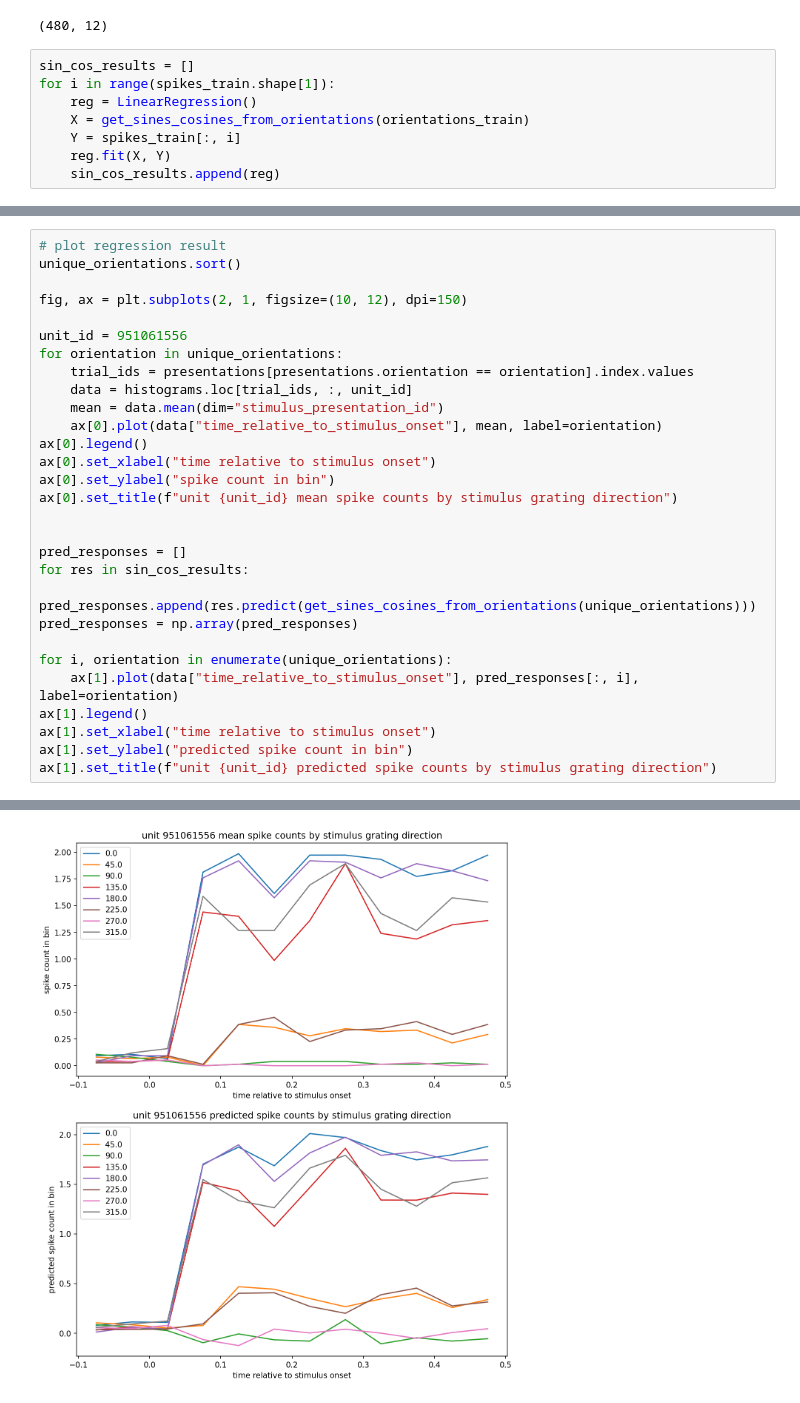
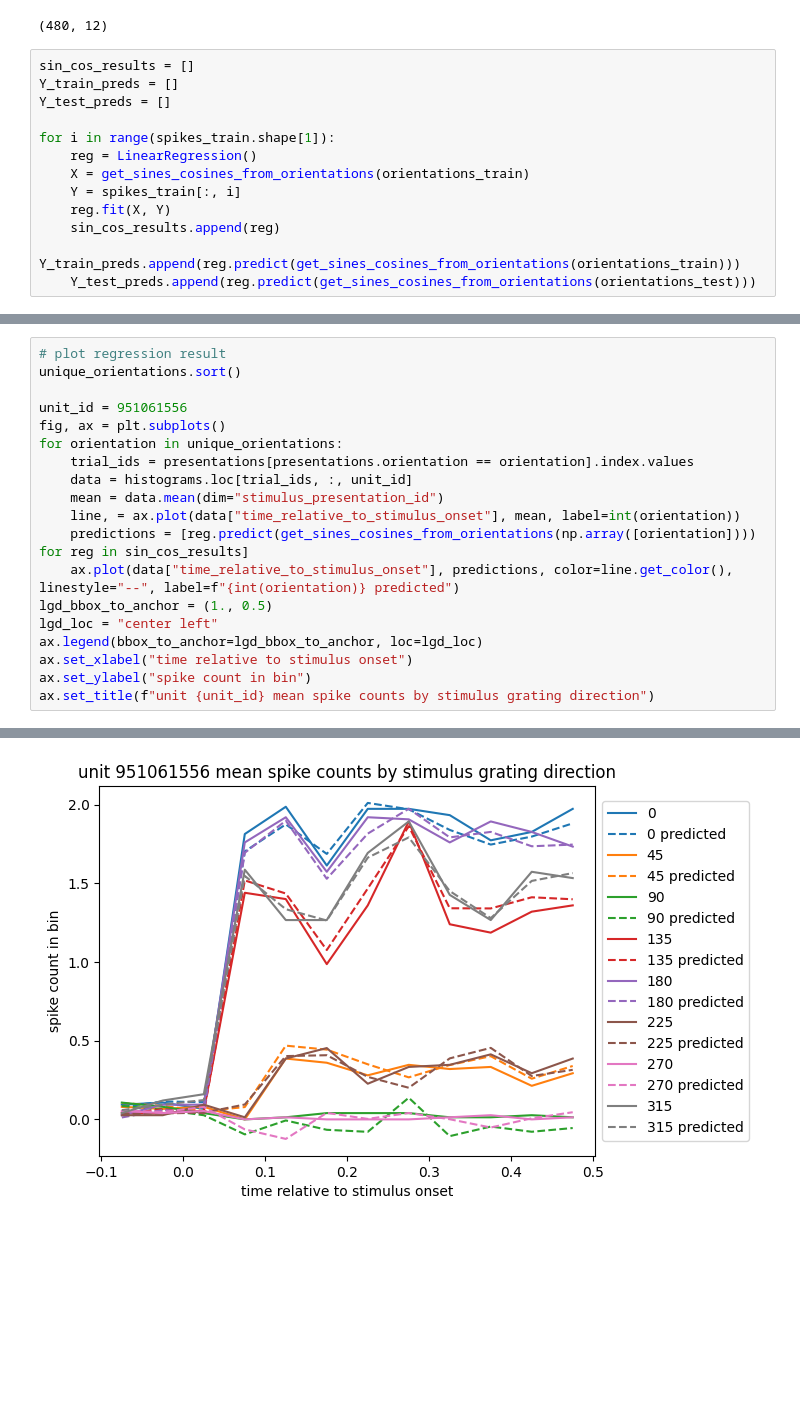
Before and after one commit to AllenInstitute/swdb_variability, a Jupyter notebook: code/solution/Day5_ProblemSet_with_solution.ipynb, the cells around one changed output, grey strips where cells are left out. Cells and saved outputs as stored; diff of their text form; blank space fills up the shorter version.

```diff
--- a/code/Day5_ProblemSet_with_solution.ipynb
+++ b/code/solution/Day5_ProblemSet_with_solution.ipynb
@@ -1062,9 +1119,14 @@ spikes_train.shape
 (480, 12)
 # %%
 sin_cos_results = []
+Y_train_preds = []
+Y_test_preds = []
+
 for i in range(spikes_train.shape[1]):
     reg = LinearRegression()
     X = get_sines_cosines_from_orientations(orientations_train)
     Y = spikes_train[:, i]
     reg.fit(X, Y)
     sin_cos_results.append(reg)
+    Y_train_preds.append(reg.predict(get_sines_cosines_from_orientations(orientations_train)))
+    Y_test_preds.append(reg.predict(get_sines_cosines_from_orientations(orientations_test)))
@@ -1074,29 +1145,19 @@ for i in range(spikes_train.shape[1]):
 # plot regression result
 unique_orientations.sort()
 
-fig, ax = plt.subplots(2, 1, figsize=(10, 12), dpi=150)
-
 unit_id = 951061556
+fig, ax = plt.subplots()
 for orientation in unique_orientations:
     trial_ids = presentations[presentations.orientation == orientation].index.values
     data = histograms.loc[trial_ids, :, unit_id]
     mean = data.mean(dim="stimulus_presentation_id")
-    ax[0].plot(data["time_relative_to_stimulus_onset"], mean, label=orientation)
-ax[0].legend()
-ax[0].set_xlabel("time relative to stimulus onset")
-ax[0].set_ylabel("spike count in bin")
-ax[0].set_title(f"unit {unit_id} mean spike counts by stimulus grating direction")
-
-
-pred_responses = []
-for res in sin_cos_results:
-    pred_responses.append(res.predict(get_sines_cosines_from_orientations(unique_orientations)))
-pred_responses = np.array(pred_responses)
-
-for i, orientation in enumerate(unique_orientations):
-    ax[1].plot(data["time_relative_to_stimulus_onset"], pred_responses[:, i], label=orientation)
-ax[1].legend()
-ax[1].set_xlabel("time relative to stimulus onset")
-ax[1].set_ylabel("predicted spike count in bin")
-ax[1].set_title(f"unit {unit_id} predicted spike counts by stimulus grating direction")
+    line, = ax.plot(data["time_relative_to_stimulus_onset"], mean, label=int(orientation))
+    predictions = [reg.predict(get_sines_cosines_from_orientations(np.array([orientation]))) for reg in sin_cos_results]
+    ax.plot(data["time_relative_to_stimulus_onset"], predictions, color=line.get_color(), linestyle="--", label=f"{int(orientation)} predicted")
+lgd_bbox_to_anchor = (1., 0.5)
+lgd_loc = "center left"
+ax.legend(bbox_to_anchor=lgd_bbox_to_anchor, loc=lgd_loc)
+ax.set_xlabel("time relative to stimulus onset")
+ax.set_ylabel("spike count in bin")
+ax.set_title(f"unit {unit_id} mean spike counts by stimulus grating direction")
 # %% [output]
@@ -1104 +1165 @@ Text(0.5, 1.0, 'unit 951061556 predicted spike counts by stimulus grating direct
-[figure, old version]
+[figure, new version]
```
Also changed, not shown: parts of 20 cells of this notebook, 2 other files.
